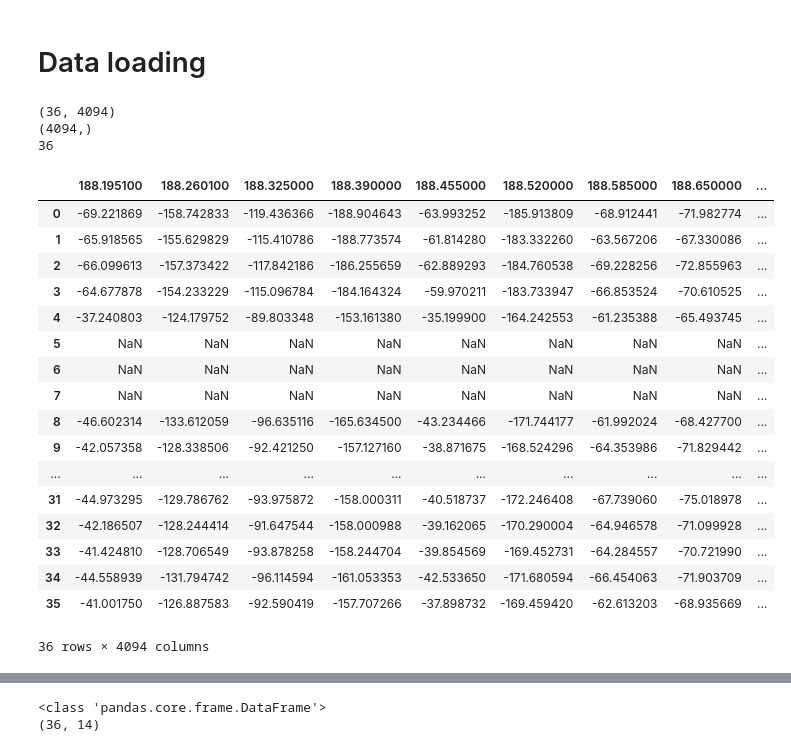
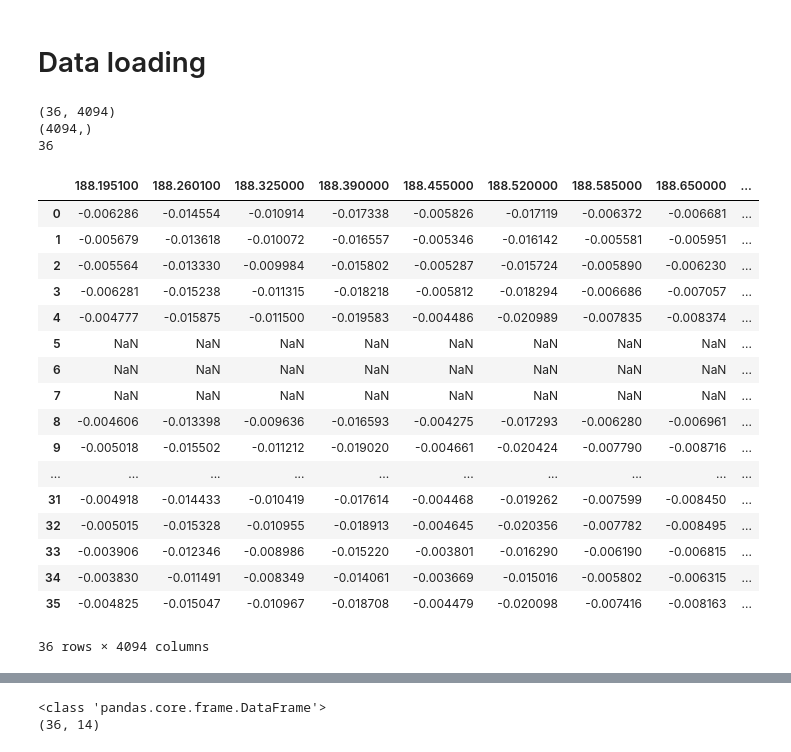
Before and after one commit to onicolini/LIBS, a Jupyter notebook: Aluminium new data/AL 23-03 FEATURE SELECTION TEST 1.ipynb, the cells around one changed output, grey strips where cells are left out. Drawn from its saved outputs; the diff is of its cells as text; code cells hidden in the pictures.

```diff
--- a/Aluminium new data/AL 23-03 FEATURE SELECTION TEST 1.ipynb
+++ b/Aluminium new data/AL 23-03 FEATURE SELECTION TEST 1.ipynb
@@ -360,38 +360,38 @@ with plt.style.context(('ggplot')):
 # %% [markdown]
 # Data loading
 # %%
-x_df = pd.read_csv('./avg_base_nosat_wl_basic_23-03.csv', sep = ',')
+x_df = pd.read_csv('./avg_base_nosat_wl_wl-norm_23-03.csv', sep = ',')
 values = x_df.values
 #wl=x_df.columns.values
 #print(wl.shape)
 
 #print(values)
 #print(type(values))
 print(values.shape)
 print(values[1].shape)
 print(len(values))
 x_df
 # %% [output]
 (36, 4094)
 (4094,)
 36
 |  | 188.195100 | 188.260100 | 188.325000 | 188.390000 | 188.455000 | 188.520000 | 188.585000 | 188.650000 | ... |
-| 0 | -69.221869 | -158.742833 | -119.436366 | -188.904643 | -63.993252 | -185.913809 | -68.912441 | -71.982774 | ... |
-| 1 | -65.918565 | -155.629829 | -115.410786 | -188.773574 | -61.814280 | -183.332260 | -63.567206 | -67.330086 | ... |
-| 2 | -66.099613 | -157.373422 | -117.842186 | -186.255659 | -62.889293 | -184.760538 | -69.228256 | -72.855963 | ... |
-| 3 | -64.677878 | -154.233229 | -115.096784 | -184.164324 | -59.970211 | -183.733947 | -66.853524 | -70.610525 | ... |
-| 4 | -37.240803 | -124.179752 | -89.803348 | -153.161380 | -35.199900 | -164.242553 | -61.235388 | -65.493745 | ... |
+| 0 | -0.006286 | -0.014554 | -0.010914 | -0.017338 | -0.005826 | -0.017119 | -0.006372 | -0.006681 | ... |
+| 1 | -0.005679 | -0.013618 | -0.010072 | -0.016557 | -0.005346 | -0.016142 | -0.005581 | -0.005951 | ... |
+| 2 | -0.005564 | -0.013330 | -0.009984 | -0.015802 | -0.005287 | -0.015724 | -0.005890 | -0.006230 | ... |
+| 3 | -0.006281 | -0.015238 | -0.011315 | -0.018218 | -0.005812 | -0.018294 | -0.006686 | -0.007057 | ... |
+| 4 | -0.004777 | -0.015875 | -0.011500 | -0.019583 | -0.004486 | -0.020989 | -0.007835 | -0.008374 | ... |
 | 5 | NaN | NaN | NaN | NaN | NaN | NaN | NaN | NaN | ... |
 | 6 | NaN | NaN | NaN | NaN | NaN | NaN | NaN | NaN | ... |
 | 7 | NaN | NaN | NaN | NaN | NaN | NaN | NaN | NaN | ... |
-| 8 | -46.602314 | -133.612059 | -96.635116 | -165.634500 | -43.234466 | -171.744177 | -61.992024 | -68.427700 | ... |
-| 9 | -42.057358 | -128.338506 | -92.421250 | -157.127160 | -38.871675 | -168.524296 | -64.353986 | -71.829442 | ... |
+| 8 | -0.004606 | -0.013398 | -0.009636 | -0.016593 | -0.004275 | -0.017293 | -0.006280 | -0.006961 | ... |
+| 9 | -0.005018 | -0.015502 | -0.011212 | -0.019020 | -0.004661 | -0.020424 | -0.007790 | -0.008716 | ... |
 | ... | ... | ... | ... | ... | ... | ... | ... | ... | ... |
-| 31 | -44.973295 | -129.786762 | -93.975872 | -158.000311 | -40.518737 | -172.246408 | -67.739060 | -75.018978 | ... |
-| 32 | -42.186507 | -128.244414 | -91.647544 | -158.000988 | -39.162065 | -170.290004 | -64.946578 | -71.099928 | ... |
-| 33 | -41.424810 | -128.706549 | -93.878258 | -158.244704 | -39.854569 | -169.452731 | -64.284557 | -70.721990 | ... |
-| 34 | -44.558939 | -131.794742 | -96.114594 | -161.053353 | -42.533650 | -171.680594 | -66.454063 | -71.903709 | ... |
-| 35 | -41.001750 | -126.887583 | -92.590419 | -157.707266 | -37.898732 | -169.459420 | -62.613203 | -68.935669 | ... |
+| 31 | -0.004918 | -0.014433 | -0.010419 | -0.017614 | -0.004468 | -0.019262 | -0.007599 | -0.008450 | ... |
+| 32 | -0.005015 | -0.015328 | -0.010955 | -0.018913 | -0.004645 | -0.020356 | -0.007782 | -0.008495 | ... |
+| 33 | -0.003906 | -0.012346 | -0.008986 | -0.015220 | -0.003801 | -0.016290 | -0.006190 | -0.006815 | ... |
+| 34 | -0.003830 | -0.011491 | -0.008349 | -0.014061 | -0.003669 | -0.015016 | -0.005802 | -0.006315 | ... |
+| 35 | -0.004825 | -0.015047 | -0.010967 | -0.018708 | -0.004479 | -0.020098 | -0.007416 | -0.008163 | ... |
 36 rows × 4094 columns
 # %%
 #This is just for visualizing the various plots of the samples
```
Also changed, not shown: parts of 4 cells of this notebook, 15 other files.
